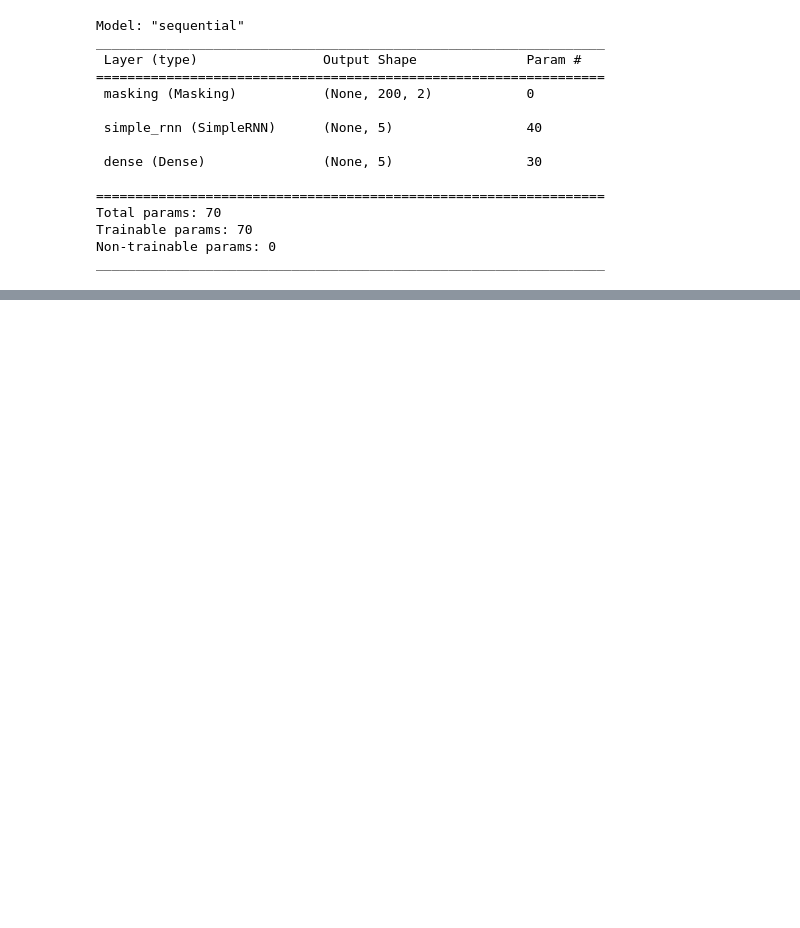
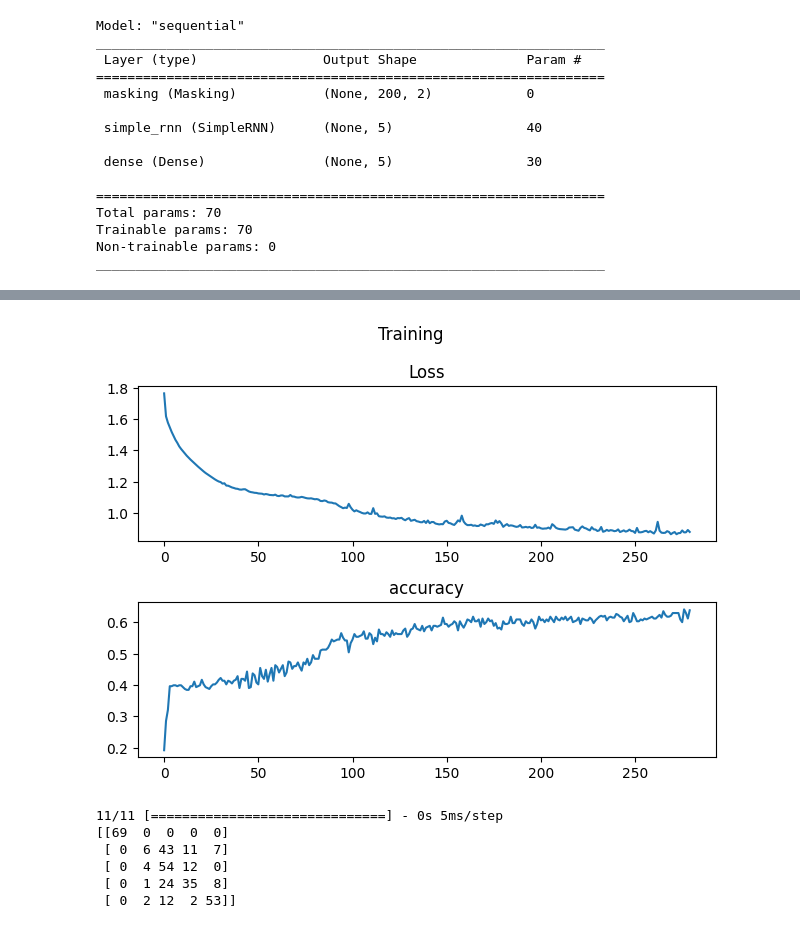
Before and after one commit to imraunav/Deep-Learning-and-Applications, a Jupyter notebook: ProgrammingAssignment6/results.ipynb, the cells around one changed output, grey strips where cells are left out. Drawn from its saved outputs; the diff is of its cells as text; code cells hidden in the pictures; blank space fills up the shorter version.

```diff
--- a/ProgrammingAssignment6/results.ipynb
+++ b/ProgrammingAssignment6/results.ipynb
@@ -118,0 +149,14 @@ print(confusion_matrix(y_test, y_pred).numpy())
+# %%
+with open("./logs/hist_handrnn2.pkl", mode="rb") as file:
+    hist = pickle.load(file)
+plt.subplot(2,1,1)
+plt.plot(hist["loss"])
+plt.title("Loss")
+
+plt.subplot(2,1,2)
+plt.plot(hist["accuracy"])
+plt.title("accuracy")
+plt.suptitle("Training")
+plt.tight_layout()
+# %% [output]
+[figure, added]
@@ -118,0 +168,11 @@ print(confusion_matrix(y_test, y_pred).numpy())
+# %%
+y_pdfs = rnn.predict(x_train_padded)
+y_pred = tf.argmax(y_pdfs, axis=1)
+print(confusion_matrix(y_train, y_pred).numpy())
+# %% [output]
+11/11 [==============================] - 0s 5ms/step
+[[69  0  0  0  0]
+ [ 0  6 43 11  7]
+ [ 0  4 54 12  0]
+ [ 0  1 24 35  8]
+ [ 0  2 12  2 53]]
```
Also changed, not shown: parts of 23 cells of this notebook, 10 other files.
